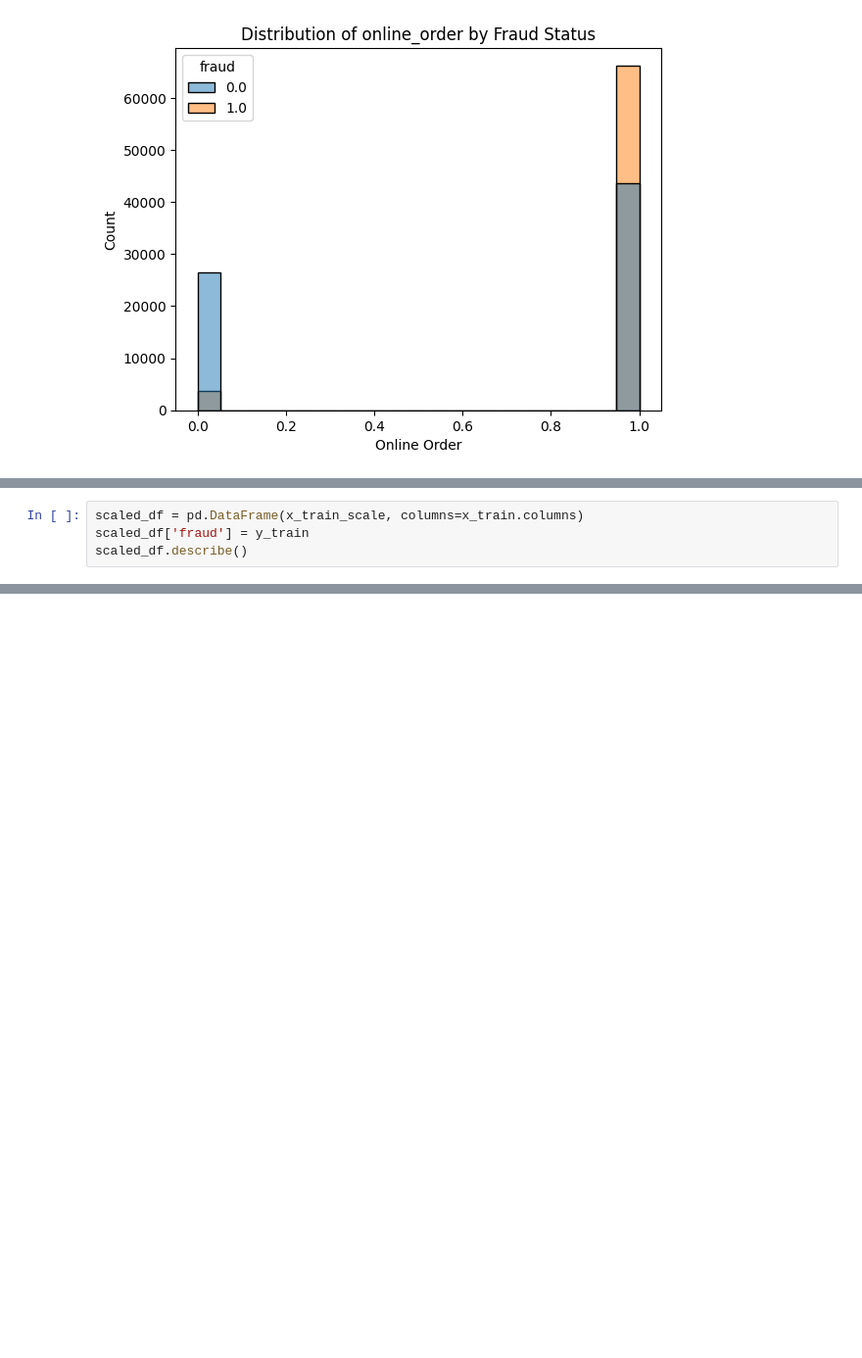
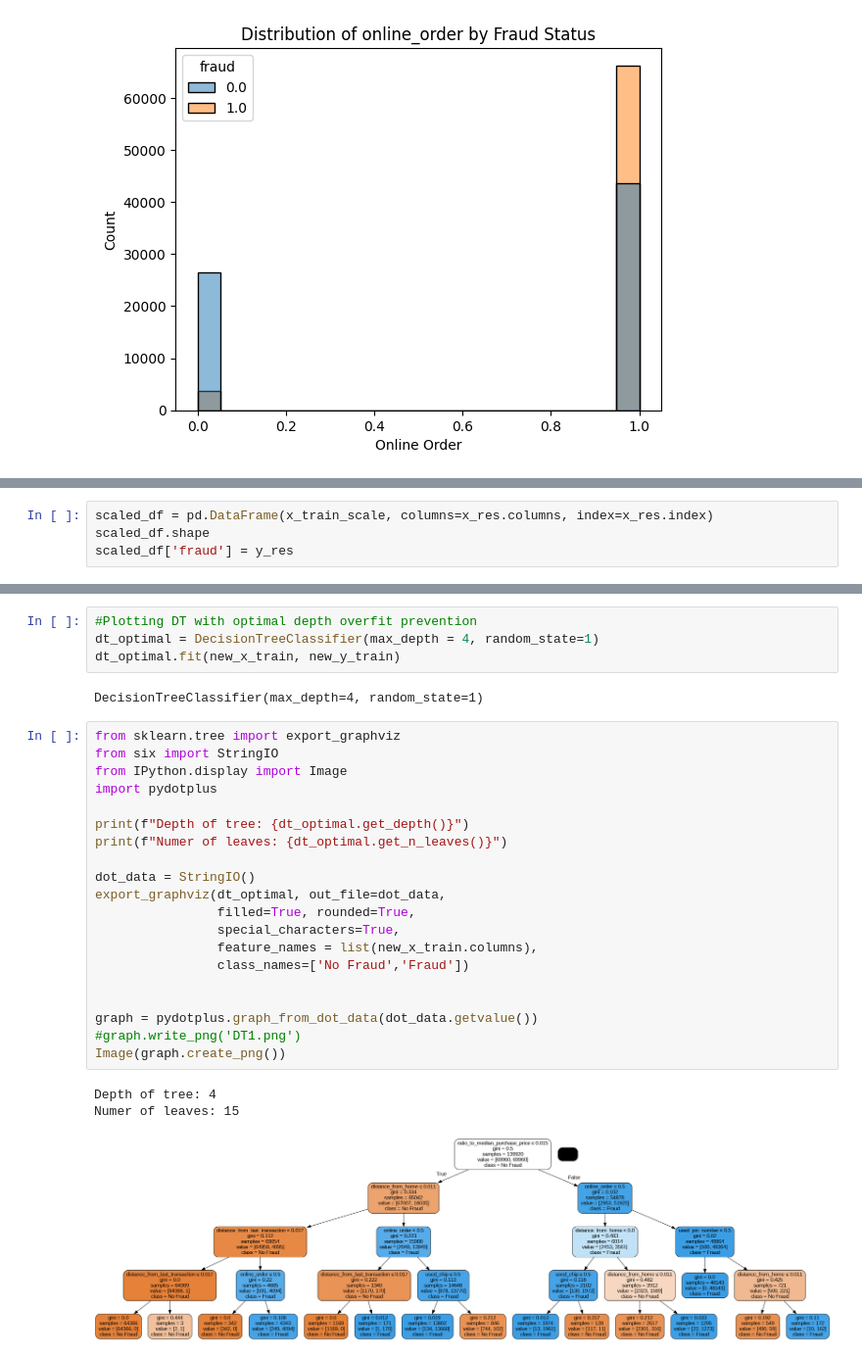
Before and after one commit to ZuhailiAminUOB/ai-capstone, a Jupyter notebook: UOB_Capstone_Credit_Card_Fraud.ipynb, the cells around one changed output, grey strips where cells are left out. Shown at 98% size. Saved outputs shown, nothing was run; the diff lists cells and outputs as text; blank space fills up the shorter version.

```diff
--- a/UOB_Capstone_Credit_Card_Fraud.ipynb
+++ b/UOB_Capstone_Credit_Card_Fraud.ipynb
@@ -266,4 +271,4 @@ Index(['distance_from_home', 'distance_from_last_transaction',
 # %%
-scaled_df = pd.DataFrame(x_train_scale, columns=x_train.columns)
-scaled_df['fraud'] = y_train
-scaled_df.describe()
+scaled_df = pd.DataFrame(x_train_scale, columns=x_res.columns, index=x_res.index)
+scaled_df.shape
+scaled_df['fraud'] = y_res
@@ -434,0 +375,30 @@ y_pred = svm.predict(x_test)
+# %%
+#Plotting DT with optimal depth overfit prevention
+dt_optimal = DecisionTreeClassifier(max_depth = 4, random_state=1)
+dt_optimal.fit(new_x_train, new_y_train)
+# %% [output]
+DecisionTreeClassifier(max_depth=4, random_state=1)
+# %%
+from sklearn.tree import export_graphviz
+from six import StringIO
+from IPython.display import Image
+import pydotplus
+
+print(f"Depth of tree: {dt_optimal.get_depth()}")
+print(f"Numer of leaves: {dt_optimal.get_n_leaves()}")
+
+dot_data = StringIO()
+export_graphviz(dt_optimal, out_file=dot_data,
+                filled=True, rounded=True,
+                special_characters=True,
+                feature_names = list(new_x_train.columns),
+                class_names=['No Fraud','Fraud'])
+
+
+graph = pydotplus.graph_from_dot_data(dot_data.getvalue())
+#graph.write_png('DT1.png')
+Image(graph.create_png())
+# %% [output]
+Depth of tree: 4
+Numer of leaves: 15
+[figure, added]
```
Also changed, not shown: parts of 59 cells of this notebook, 10 other files.
